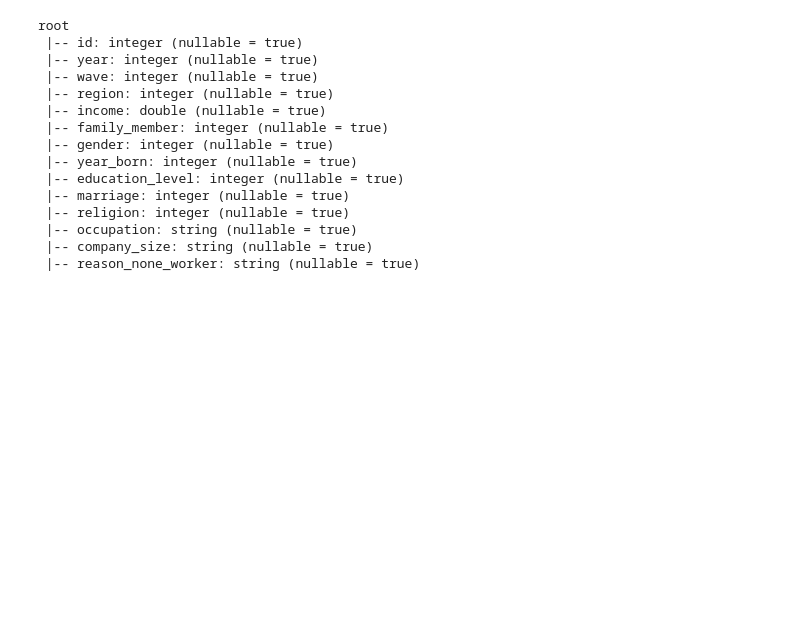
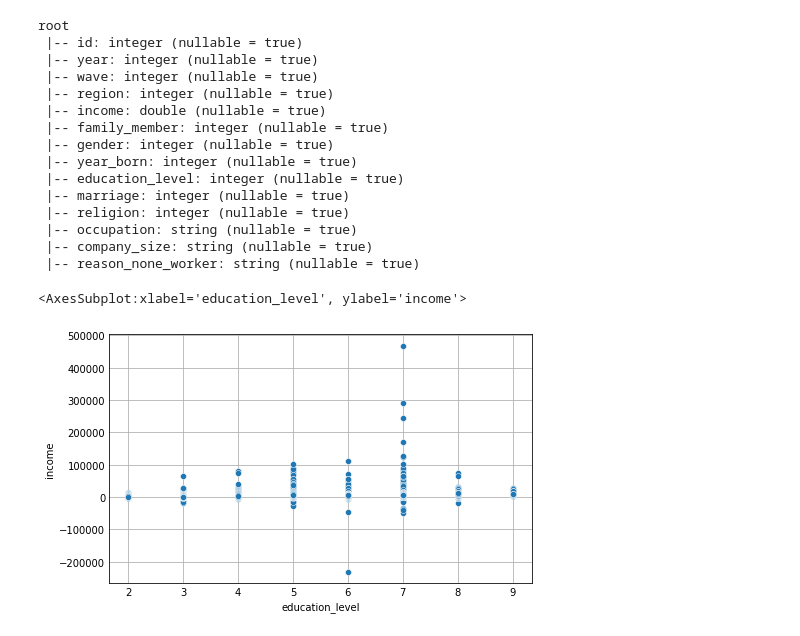
Before and after one commit to Lingyu-Yan/Infosys-722-Iteration-4-BDAS, a Jupyter notebook: Spark DataFrame.ipynb, the cells around one changed output. Drawn from its saved outputs; the diff is of its cells as text; code cells hidden in the pictures; blank space fills up the shorter version.

Commit message:
Data understanding -2

```diff
--- a/Spark DataFrame.ipynb
+++ b/Spark DataFrame.ipynb
@@ -67,3 +67,10 @@ root
  |-- occupation: string (nullable = true)
  |-- company_size: string (nullable = true)
  |-- reason_none_worker: string (nullable = true)
+# %%
+import seaborn as sns
+pandasdf=df.toPandas()
+sns.scatterplot(data=pandasdf,x="education_level",y='income')
+# %% [output]
+<AxesSubplot:xlabel='education_level', ylabel='income'>
+[figure, added]
```
Also changed, not shown: parts of 4 cells of this notebook.
